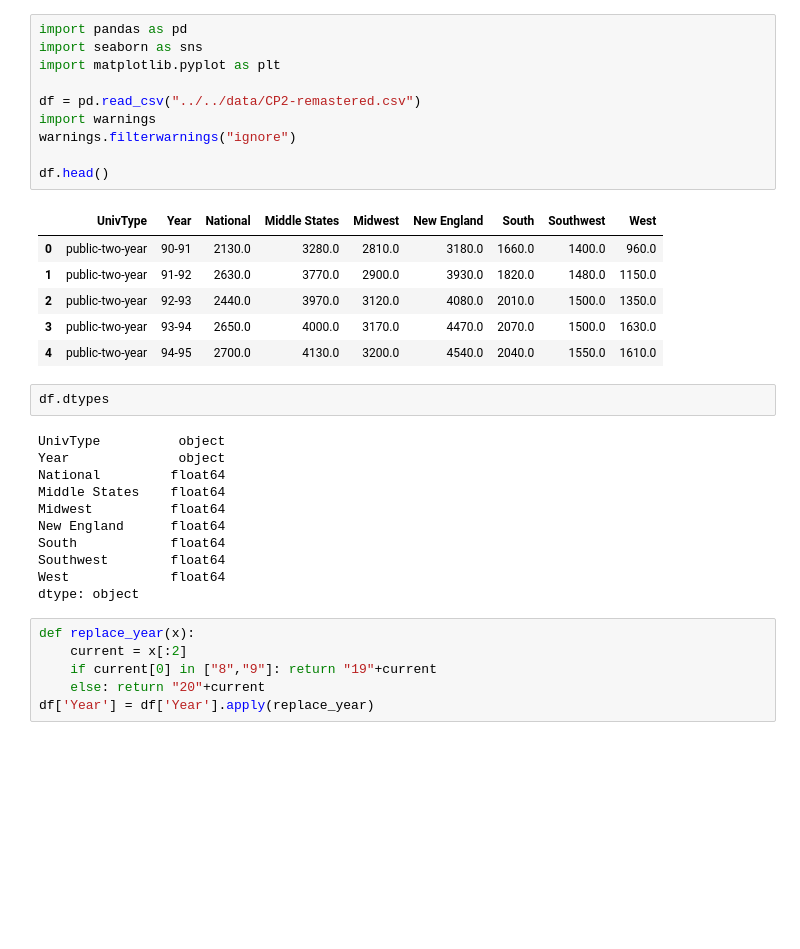
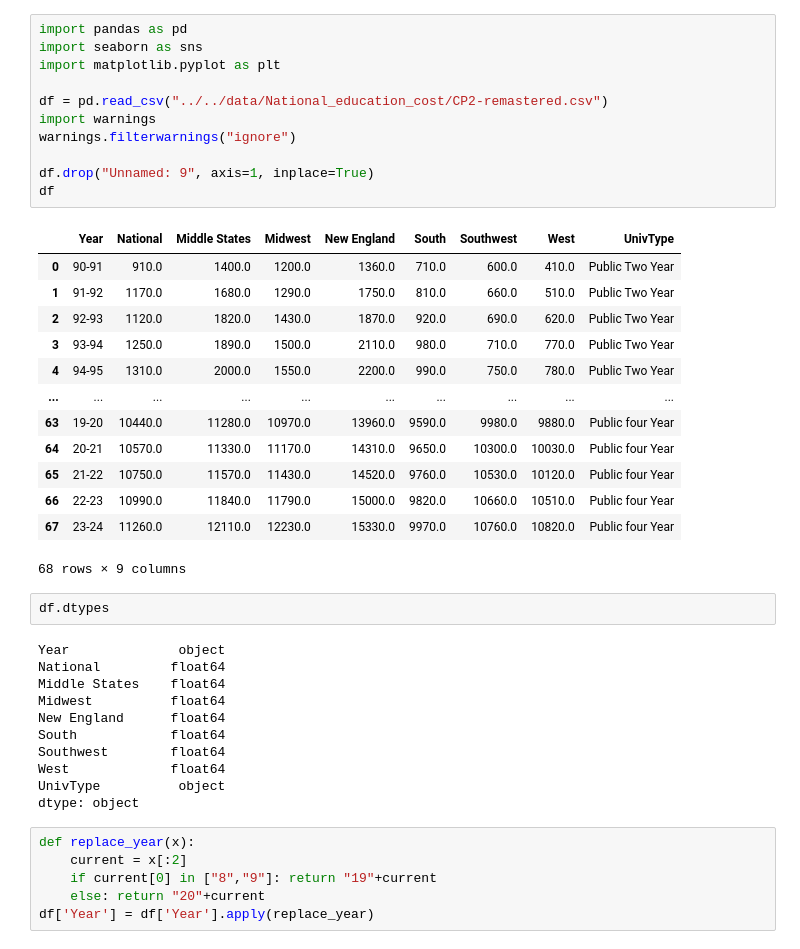
Before and after one commit to hypnos-coder/data-derby, a Jupyter notebook: src/novice/two.ipynb, the cells around one changed output. Drawn from its saved outputs; the diff is of its cells as text; blank space fills up the shorter version.

```diff
--- a/src/novice/two.ipynb
+++ b/src/novice/two.ipynb
@@ -1,24 +1,31 @@
 # %%
 import pandas as pd
 import seaborn as sns
 import matplotlib.pyplot as plt
 
-df = pd.read_csv("../../data/CP2-remastered.csv")
+df = pd.read_csv("../../data/National_education_cost/CP2-remastered.csv")
 import warnings
 warnings.filterwarnings("ignore")
 
-df.head()
+df.drop("Unnamed: 9", axis=1, inplace=True)
+df
 # %% [output]
-|  | UnivType | Year | National | Middle States | Midwest | New England | South | Southwest | West |
-| 0 | public-two-year | 90-91 | 2130.0 | 3280.0 | 2810.0 | 3180.0 | 1660.0 | 1400.0 | 960.0 |
-| 1 | public-two-year | 91-92 | 2630.0 | 3770.0 | 2900.0 | 3930.0 | 1820.0 | 1480.0 | 1150.0 |
-| 2 | public-two-year | 92-93 | 2440.0 | 3970.0 | 3120.0 | 4080.0 | 2010.0 | 1500.0 | 1350.0 |
-| 3 | public-two-year | 93-94 | 2650.0 | 4000.0 | 3170.0 | 4470.0 | 2070.0 | 1500.0 | 1630.0 |
-| 4 | public-two-year | 94-95 | 2700.0 | 4130.0 | 3200.0 | 4540.0 | 2040.0 | 1550.0 | 1610.0 |
+|  | Year | National | Middle States | Midwest | New England | South | Southwest | West | UnivType |
+| 0 | 90-91 | 910.0 | 1400.0 | 1200.0 | 1360.0 | 710.0 | 600.0 | 410.0 | Public Two Year |
+| 1 | 91-92 | 1170.0 | 1680.0 | 1290.0 | 1750.0 | 810.0 | 660.0 | 510.0 | Public Two Year |
+| 2 | 92-93 | 1120.0 | 1820.0 | 1430.0 | 1870.0 | 920.0 | 690.0 | 620.0 | Public Two Year |
+| 3 | 93-94 | 1250.0 | 1890.0 | 1500.0 | 2110.0 | 980.0 | 710.0 | 770.0 | Public Two Year |
+| 4 | 94-95 | 1310.0 | 2000.0 | 1550.0 | 2200.0 | 990.0 | 750.0 | 780.0 | Public Two Year |
+| ... | ... | ... | ... | ... | ... | ... | ... | ... | ... |
+| 63 | 19-20 | 10440.0 | 11280.0 | 10970.0 | 13960.0 | 9590.0 | 9980.0 | 9880.0 | Public four Year |
+| 64 | 20-21 | 10570.0 | 11330.0 | 11170.0 | 14310.0 | 9650.0 | 10300.0 | 10030.0 | Public four Year |
+| 65 | 21-22 | 10750.0 | 11570.0 | 11430.0 | 14520.0 | 9760.0 | 10530.0 | 10120.0 | Public four Year |
+| 66 | 22-23 | 10990.0 | 11840.0 | 11790.0 | 15000.0 | 9820.0 | 10660.0 | 10510.0 | Public four Year |
+| 67 | 23-24 | 11260.0 | 12110.0 | 12230.0 | 15330.0 | 9970.0 | 10760.0 | 10820.0 | Public four Year |
+68 rows × 9 columns
 # %%
 df.dtypes
 # %% [output]
-UnivType          object
 Year              object
 National         float64
 Middle States    float64
@@ -27,6 +34,7 @@ New England      float64
 South            float64
 Southwest        float64
 West             float64
+UnivType          object
 dtype: object
 # %%
 def replace_year(x):
```
Also changed, not shown: parts of 5 cells of this notebook, 8 other files.
